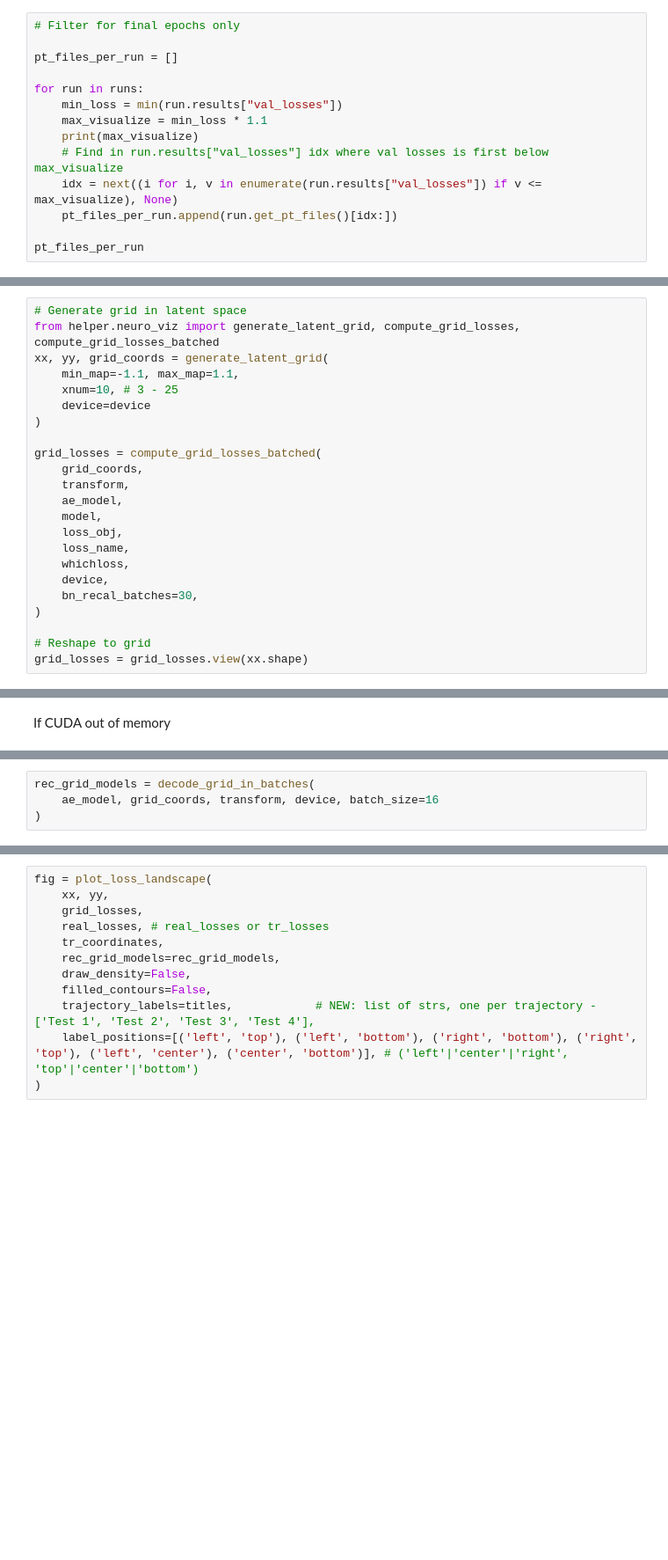
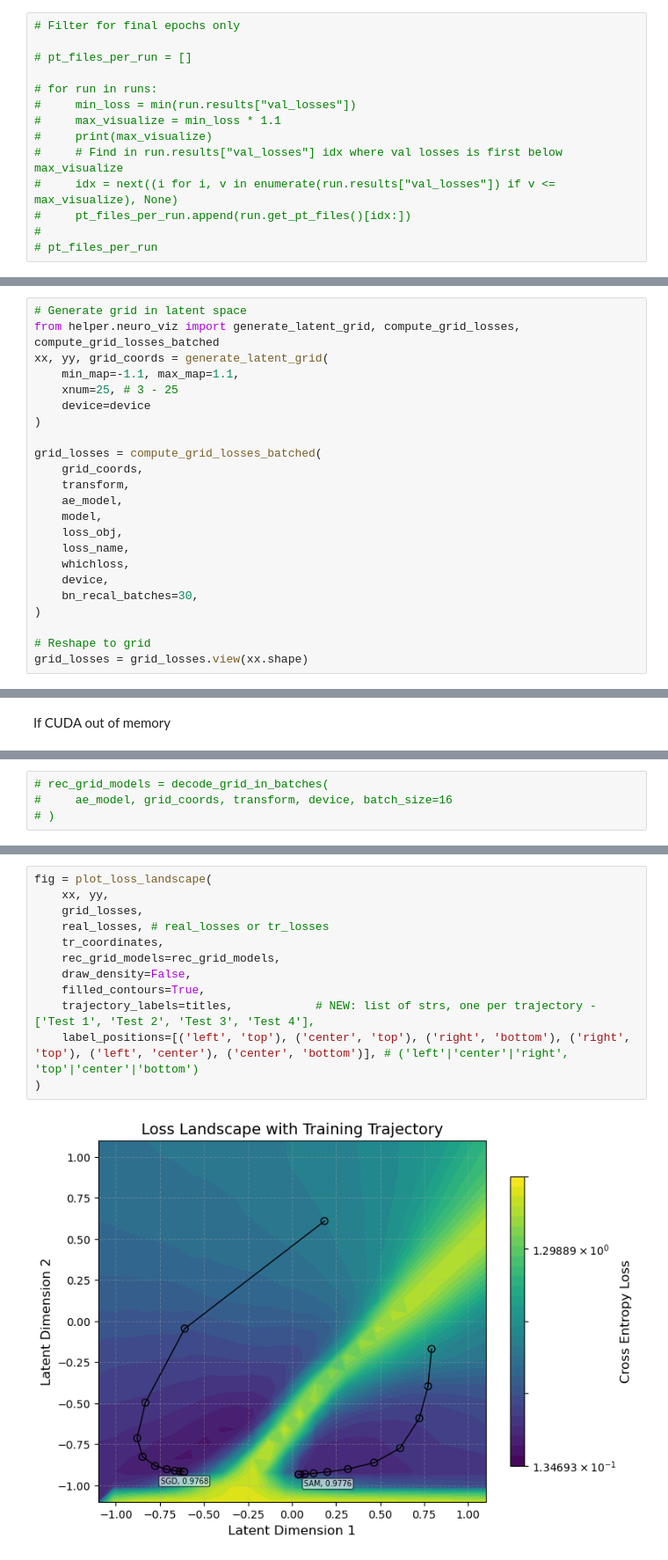
Before and after one commit to the-nilosch/train-viz, a Jupyter notebook: 03_loss_landscape.ipynb, the cells around one changed output, grey strips where cells are left out. Shown at 88% size. Saved outputs shown, nothing was run; the diff lists cells and outputs as text; blank space fills up the shorter version.

```diff
--- a/03_loss_landscape.ipynb
+++ b/03_loss_landscape.ipynb
@@ -83,17 +125,17 @@ pt_files_per_run
 # %%
 # Filter for final epochs only
 
-pt_files_per_run = []
+# pt_files_per_run = []
 
-for run in runs:
-    min_loss = min(run.results["val_losses"])
-    max_visualize = min_loss * 1.1
-    print(max_visualize)
-    # Find in run.results["val_losses"] idx where val losses is first below max_visualize
-    idx = next((i for i, v in enumerate(run.results["val_losses"]) if v <= max_visualize), None)
-    pt_files_per_run.append(run.get_pt_files()[idx:])
-
-pt_files_per_run
+# for run in runs:
+#     min_loss = min(run.results["val_losses"])
+#     max_visualize = min_loss * 1.1
+#     print(max_visualize)
+#     # Find in run.results["val_losses"] idx where val losses is first below max_visualize
+#     idx = next((i for i, v in enumerate(run.results["val_losses"]) if v <= max_visualize), None)
+#     pt_files_per_run.append(run.get_pt_files()[idx:])
+#
+# pt_files_per_run
 # %% [markdown]
 ## Train AE Model
 Run this part to train an AE-Model
@@ -419,7 +401,7 @@ plt.show()
 from helper.neuro_viz import generate_latent_grid, compute_grid_losses, compute_grid_losses_batched
 xx, yy, grid_coords = generate_latent_grid(
     min_map=-1.1, max_map=1.1,
-    xnum=10, # 3 - 25
+    xnum=25, # 3 - 25
     device=device
 )
 
@@ -462,9 +446,9 @@ def decode_grid_in_batches(ae_model, grid_coords, transform, device, batch_size=
 
     return torch.cat(chunks, dim=0)      # [N, D]
 # %%
-rec_grid_models = decode_grid_in_batches(
-    ae_model, grid_coords, transform, device, batch_size=16
-)
+# rec_grid_models = decode_grid_in_batches(
+#     ae_model, grid_coords, transform, device, batch_size=16
+# )
 # %%
 from helper.neuro_viz import plot_loss_landscape
 
@@ -485,12 +473,14 @@ print(f"Saved PDF to plots/loss_landscape_{vis_id}.pdf")
 # %%
 fig = plot_loss_landscape(
     xx, yy,
     grid_losses,
     real_losses, # real_losses or tr_losses
     tr_coordinates,
     rec_grid_models=rec_grid_models,
     draw_density=False,
-    filled_contours=False,
+    filled_contours=True,
     trajectory_labels=titles,            # NEW: list of strs, one per trajectory - ['Test 1', 'Test 2', 'Test 3', 'Test 4'],
-    label_positions=[('left', 'top'), ('left', 'bottom'), ('right', 'bottom'), ('right', 'top'), ('left', 'center'), ('center', 'bottom')], # ('left'|'center'|'right', 'top'|'center'|'bottom')
+    label_positions=[('left', 'top'), ('center', 'top'), ('right', 'bottom'), ('right', 'top'), ('left', 'center'), ('center', 'bottom')], # ('left'|'center'|'right', 'top'|'center'|'bottom')
 )
+# %% [output]
+[figure, added]
```
Also changed, not shown: parts of 27 cells of this notebook, 1 other file.
